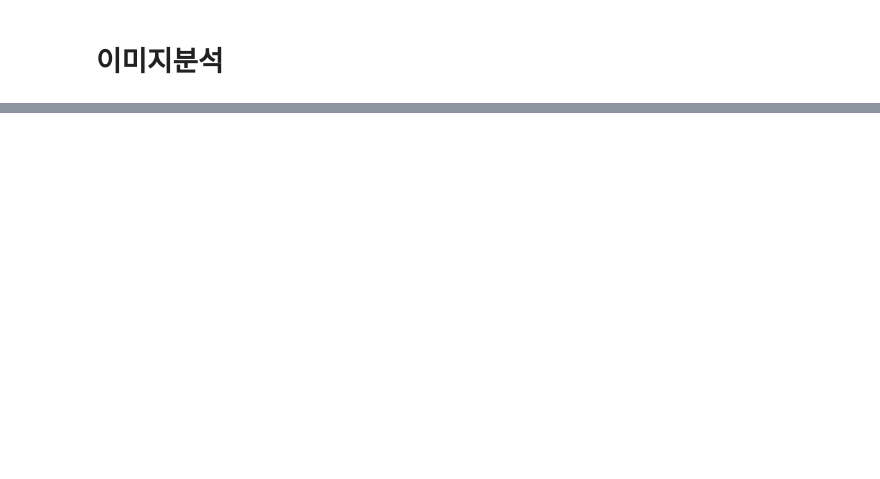
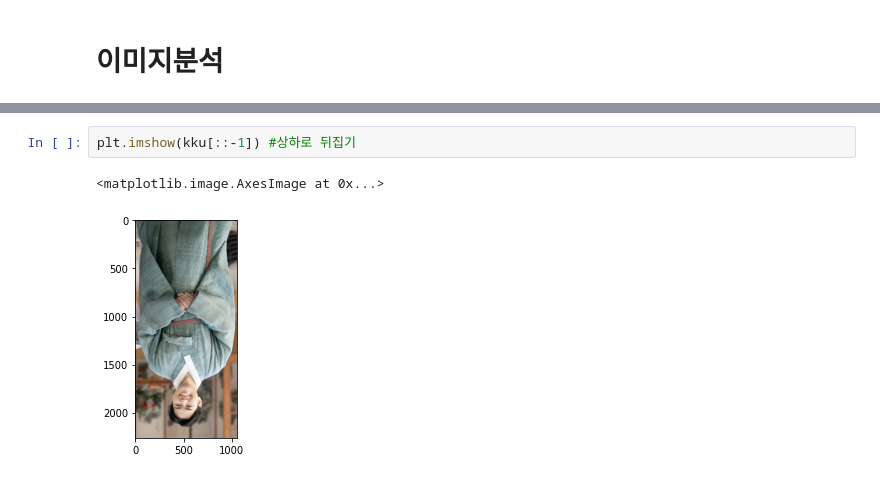
Before and after one commit to LIMSONA/30-, a Jupyter notebook: 2_2_MATPLOTLIB,PLOTY.ipynb, the cells around one changed output, grey strips where cells are left out. Drawn from its saved outputs; the diff is of its cells as text; blank space fills up the shorter version.

```diff
--- a/2_2_MATPLOTLIB,PLOTY.ipynb
+++ b/2_2_MATPLOTLIB,PLOTY.ipynb
@@ -367,0 +502,5 @@ fig.show()
+# %%
+plt.imshow(kku[::-1]) #상하로 뒤집기
+# %% [output]
+<matplotlib.image.AxesImage at 0x...>
+[figure, added]
```
Also changed, not shown: parts of 30 cells of this notebook.
